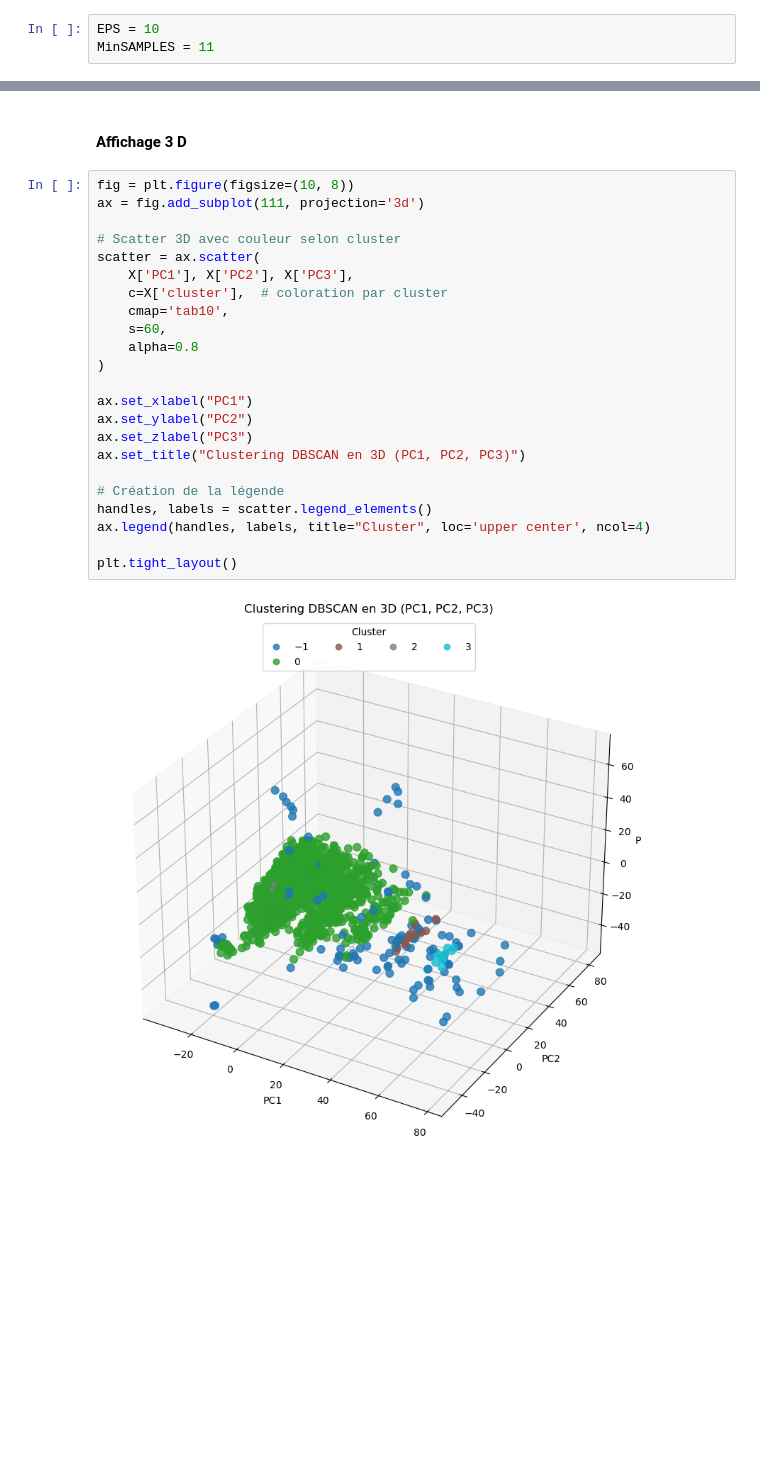
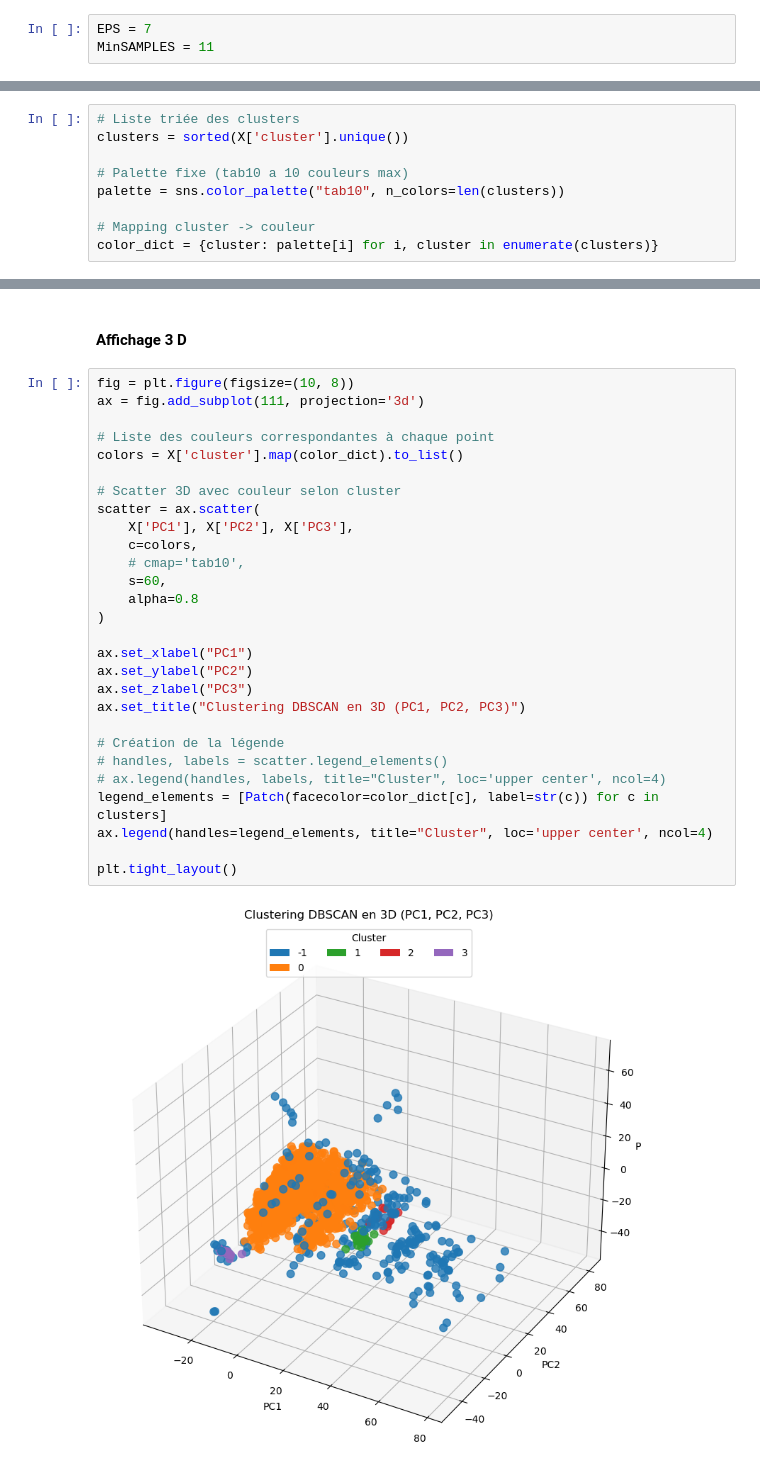
Before and after one commit to bruno-coulet/customer-personality-analysis, a Jupyter notebook: dbscan.ipynb, the cells around one changed output, grey strips where cells are left out. Cells and saved outputs as stored; diff of their text form; blank space fills up the shorter version.

```diff
--- a/dbscan.ipynb
+++ b/dbscan.ipynb
@@ -58,5 +35,5 @@ plt.tight_layout()
 
 -1 correspond aux outliers
 # %%
-EPS = 10
+EPS = 7
 MinSAMPLES = 11
@@ -80,0 +80,9 @@ Palette de couleur pour les clusters
+# %%
+# Liste triée des clusters
+clusters = sorted(X['cluster'].unique())
+
+# Palette fixe (tab10 a 10 couleurs max)
+palette = sns.color_palette("tab10", n_colors=len(clusters))
+
+# Mapping cluster -> couleur
+color_dict = {cluster: palette[i] for i, cluster in enumerate(clusters)}
@@ -130,25 +152,30 @@ plt.legend(
 # %%
 fig = plt.figure(figsize=(10, 8))
 ax = fig.add_subplot(111, projection='3d')
 
+# Liste des couleurs correspondantes à chaque point
+colors = X['cluster'].map(color_dict).to_list()
+
 # Scatter 3D avec couleur selon cluster
 scatter = ax.scatter(
     X['PC1'], X['PC2'], X['PC3'],
-    c=X['cluster'],  # coloration par cluster
-    cmap='tab10',
+    c=colors,
+    # cmap='tab10',
     s=60,
     alpha=0.8
 )
 
 ax.set_xlabel("PC1")
 ax.set_ylabel("PC2")
 ax.set_zlabel("PC3")
 ax.set_title("Clustering DBSCAN en 3D (PC1, PC2, PC3)")
 
 # Création de la légende
-handles, labels = scatter.legend_elements()
-ax.legend(handles, labels, title="Cluster", loc='upper center', ncol=4)
+# handles, labels = scatter.legend_elements()
+# ax.legend(handles, labels, title="Cluster", loc='upper center', ncol=4)
+legend_elements = [Patch(facecolor=color_dict[c], label=str(c)) for c in clusters]
+ax.legend(handles=legend_elements, title="Cluster", loc='upper center', ncol=4)
 
 plt.tight_layout()
 # %% [output]
-[figure, old version]
+[figure, new version]
```
Also changed, not shown: parts of 14 cells of this notebook.
